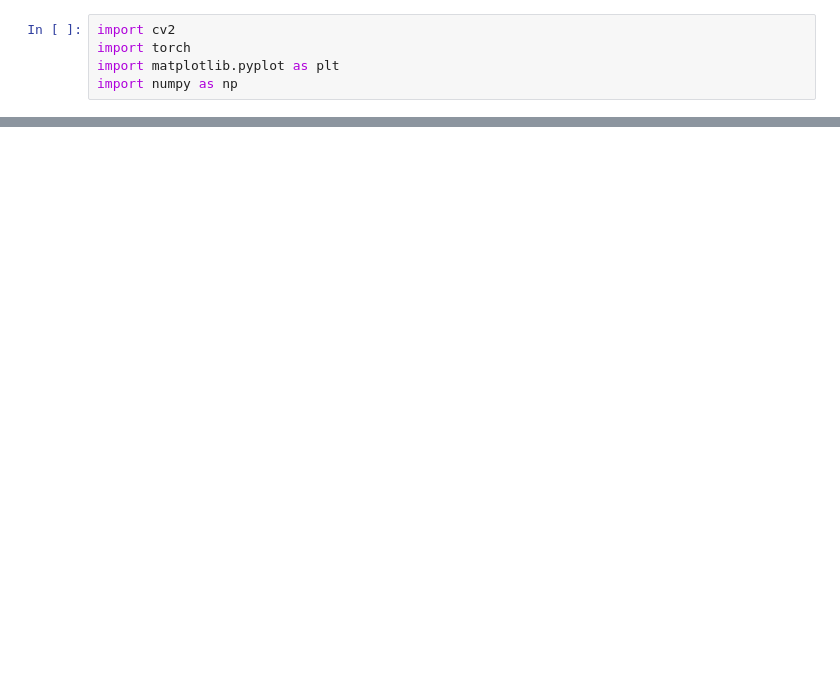
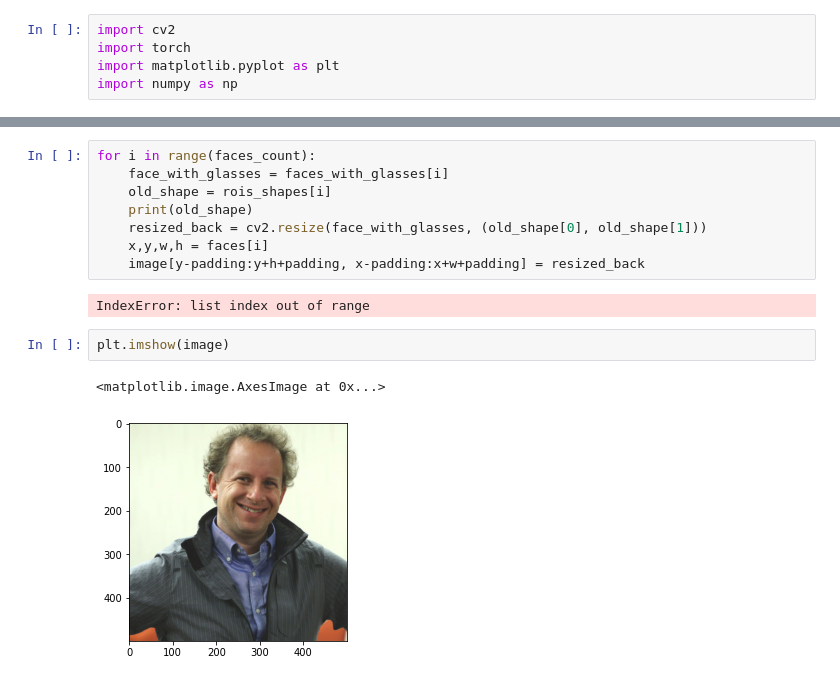
Before and after one commit to s-mayorov/computer_vision_projects, a Jupyter notebook: object_detection/facial_keypoints/pytorch/detection.ipynb, the cells around one changed output, grey strips where cells are left out. Drawn from its saved outputs; the diff is of its cells as text; blank space fills up the shorter version.

```diff
--- a/object_detection/facial_keypoints/pytorch/detection.ipynb
+++ b/object_detection/facial_keypoints/pytorch/detection.ipynb
@@ -94,0 +163,15 @@ plt.show()
+# %%
+for i in range(faces_count):
+    face_with_glasses = faces_with_glasses[i]
+    old_shape = rois_shapes[i]
+    print(old_shape)
+    resized_back = cv2.resize(face_with_glasses, (old_shape[0], old_shape[1]))
+    x,y,w,h = faces[i]
+    image[y-padding:y+h+padding, x-padding:x+w+padding] = resized_back
+# %% [output]
+IndexError: list index out of range
+# %%
+plt.imshow(image)
+# %% [output]
+<matplotlib.image.AxesImage at 0x...>
+[figure, added]
```
Also changed, not shown: parts of 6 cells of this notebook, 6 other files.
